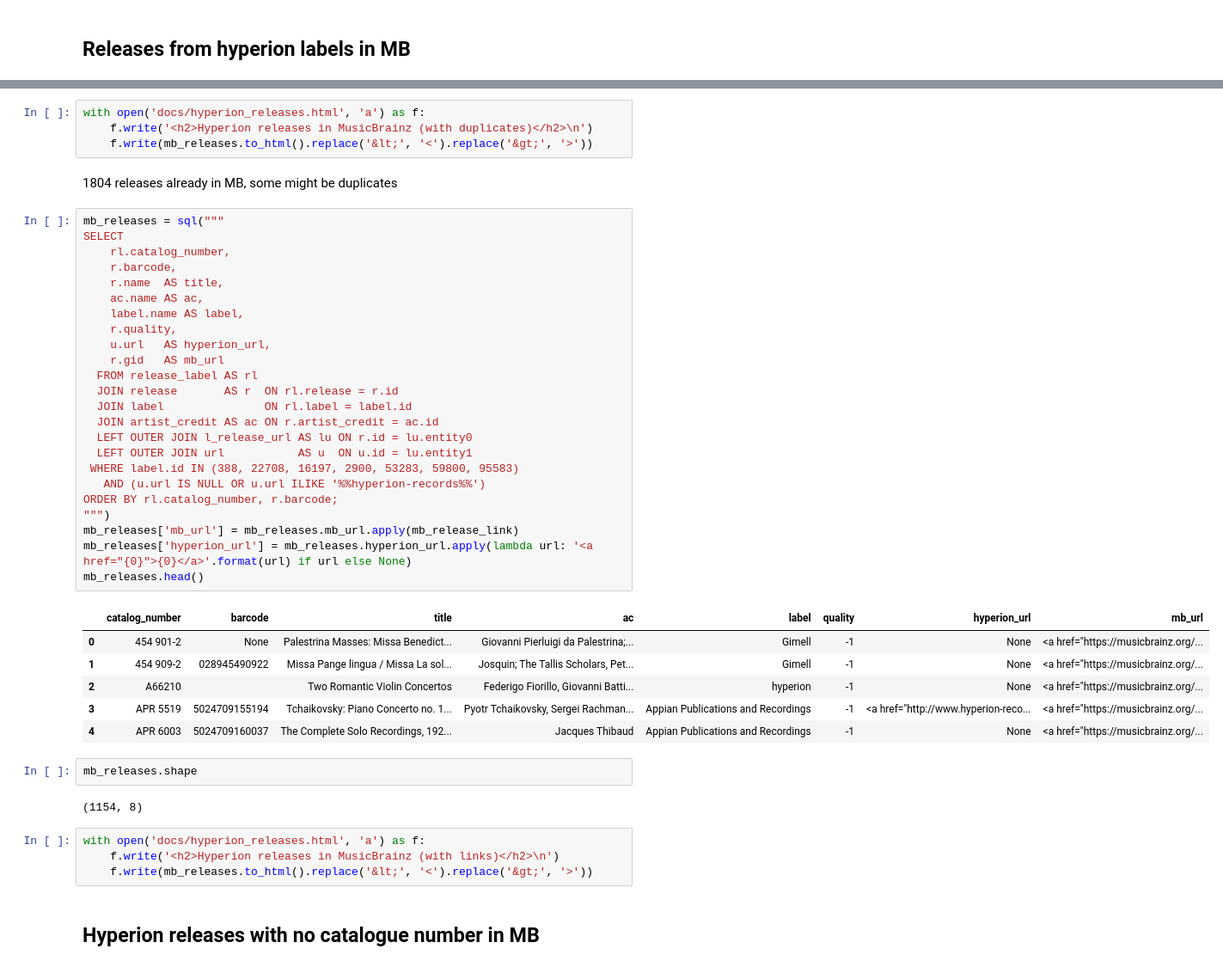
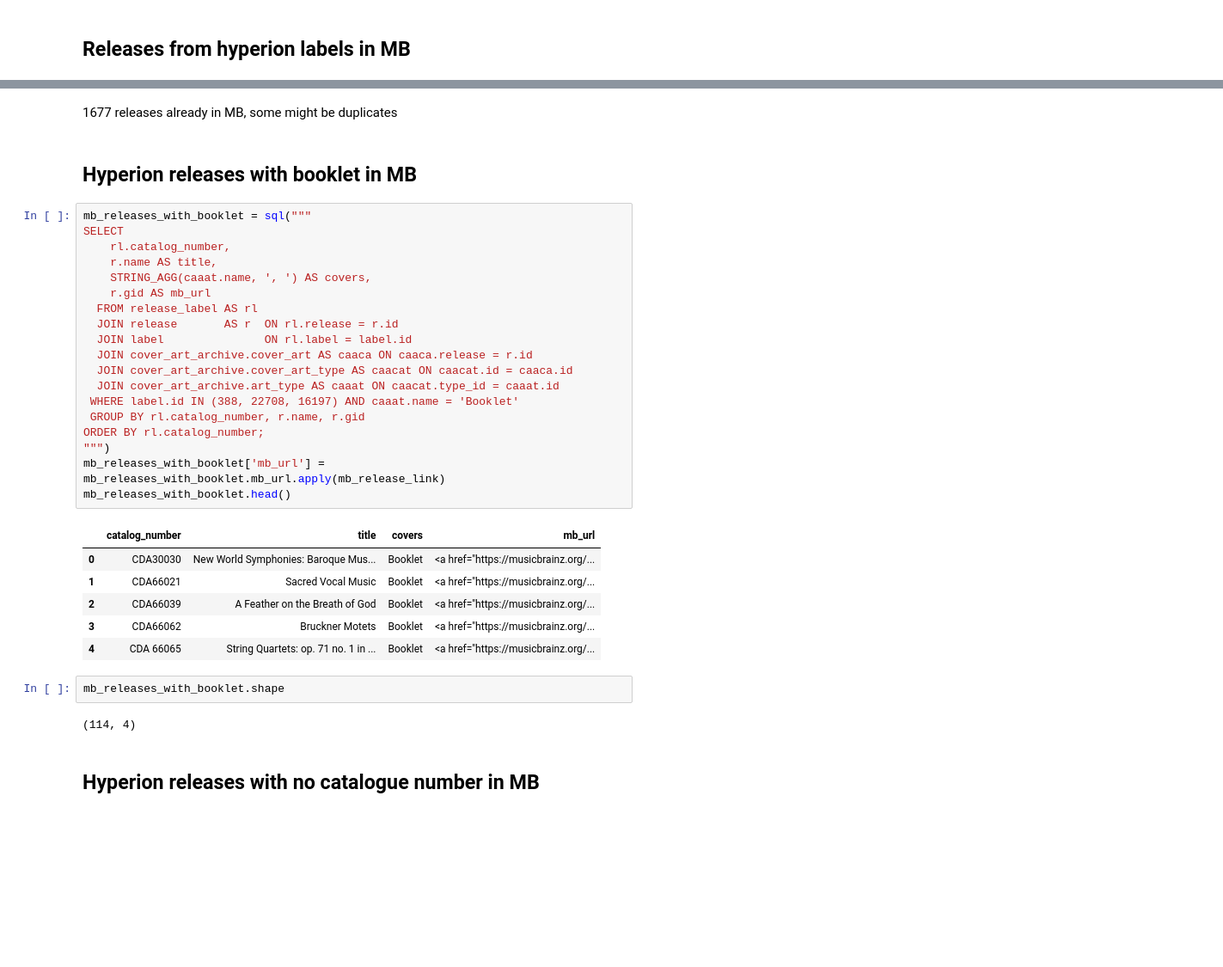
Before and after one commit to loujine/musicbrainz-dataviz, a Jupyter notebook: 18-hyperion.ipynb, the cells around one changed output, grey strips where cells are left out. Shown: that part at 86% size. Saved outputs shown, nothing was run; the diff lists cells and outputs as text; blank space fills up the shorter version.

Commit message:
Update Hyperion notebook

```diff
--- a/18-hyperion.ipynb
+++ b/18-hyperion.ipynb
@@ -130,48 +152,37 @@ mb_releases.shape
-# %%
-with open('docs/hyperion_releases.html', 'a') as f:
-    f.write('<h2>Hyperion releases in MusicBrainz (with duplicates)</h2>\n')
-    f.write(mb_releases.to_html().replace('&lt;', '<').replace('&gt;', '>'))
 # %% [markdown]
-1804 releases already in MB, some might be duplicates
+1677 releases already in MB, some might be duplicates
+# %% [markdown]
+## Hyperion releases with booklet in MB
 # %%
-mb_releases = sql("""
+mb_releases_with_booklet = sql("""
 SELECT
     rl.catalog_number,
-    r.barcode,
-    r.name  AS title,
-    ac.name AS ac,
-    label.name AS label,
-    r.quality,
-    u.url   AS hyperion_url,
-    r.gid   AS mb_url
+    r.name AS title,
+    STRING_AGG(caaat.name, ', ') AS covers,
+    r.gid AS mb_url
   FROM release_label AS rl
   JOIN release       AS r  ON rl.release = r.id
   JOIN label               ON rl.label = label.id
-  JOIN artist_credit AS ac ON r.artist_credit = ac.id
-  LEFT OUTER JOIN l_release_url AS lu ON r.id = lu.entity0
-  LEFT OUTER JOIN url           AS u  ON u.id = lu.entity1
- WHERE label.id IN (388, 22708, 16197, 2900, 53283, 59800, 95583)
-   AND (u.url IS NULL OR u.url ILIKE '%%hyperion-records%%')
-ORDER BY rl.catalog_number, r.barcode;
+  JOIN cover_art_archive.cover_art AS caaca ON caaca.release = r.id
+  JOIN cover_art_archive.cover_art_type AS caacat ON caacat.id = caaca.id
+  JOIN cover_art_archive.art_type AS caaat ON caacat.type_id = caaat.id
+ WHERE label.id IN (388, 22708, 16197) AND caaat.name = 'Booklet'
+ GROUP BY rl.catalog_number, r.name, r.gid
+ORDER BY rl.catalog_number;
 """)
-mb_releases['mb_url'] = mb_releases.mb_url.apply(mb_release_link)
-mb_releases['hyperion_url'] = mb_releases.hyperion_url.apply(lambda url: '<a href="{0}">{0}</a>'.format(url) if url else None)
-mb_releases.head()
+mb_releases_with_booklet['mb_url'] = mb_releases_with_booklet.mb_url.apply(mb_release_link)
+mb_releases_with_booklet.head()
 # %% [output]
-|  | catalog_number | barcode | title | ac | label | quality | hyperion_url | mb_url |
-| 0 | 454 901-2 | None | Palestrina Masses: Missa Benedict... | Giovanni Pierluigi da Palestrina;... | Gimell | -1 | None | <a href="https://musicbrainz.org/... |
-| 1 | 454 909-2 | 028945490922 | Missa Pange lingua / Missa La sol... | Josquin; The Tallis Scholars, Pet... | Gimell | -1 | None | <a href="https://musicbrainz.org/... |
-| 2 | A66210 |  | Two Romantic Violin Concertos | Federigo Fiorillo, Giovanni Batti... | hyperion | -1 | None | <a href="https://musicbrainz.org/... |
-| 3 | APR 5519 | 5024709155194 | Tchaikovsky: Piano Concerto no. 1... | Pyotr Tchaikovsky, Sergei Rachman... | Appian Publications and Recordings | -1 | <a href="http://www.hyperion-reco... | <a href="https://musicbrainz.org/... |
-| 4 | APR 6003 | 5024709160037 | The Complete Solo Recordings, 192... | Jacques Thibaud | Appian Publications and Recordings | -1 | None | <a href="https://musicbrainz.org/... |
+|  | catalog_number | title | covers | mb_url |
+| 0 | CDA30030 | New World Symphonies: Baroque Mus... | Booklet | <a href="https://musicbrainz.org/... |
+| 1 | CDA66021 | Sacred Vocal Music | Booklet | <a href="https://musicbrainz.org/... |
+| 2 | CDA66039 | A Feather on the Breath of God | Booklet | <a href="https://musicbrainz.org/... |
+| 3 | CDA66062 | Bruckner Motets | Booklet | <a href="https://musicbrainz.org/... |
+| 4 | CDA 66065 | String Quartets: op. 71 no. 1 in ... | Booklet | <a href="https://musicbrainz.org/... |
 # %%
-mb_releases.shape
+mb_releases_with_booklet.shape
 # %% [output]
-(1154, 8)
+(114, 4)
-# %%
-with open('docs/hyperion_releases.html', 'a') as f:
-    f.write('<h2>Hyperion releases in MusicBrainz (with links)</h2>\n')
-    f.write(mb_releases.to_html().replace('&lt;', '<').replace('&gt;', '>'))
 # %% [markdown]
 ## Hyperion releases with no catalogue number in MB
 # %%
```
Also changed, not shown: parts of 19 cells of this notebook, 2 other files.
